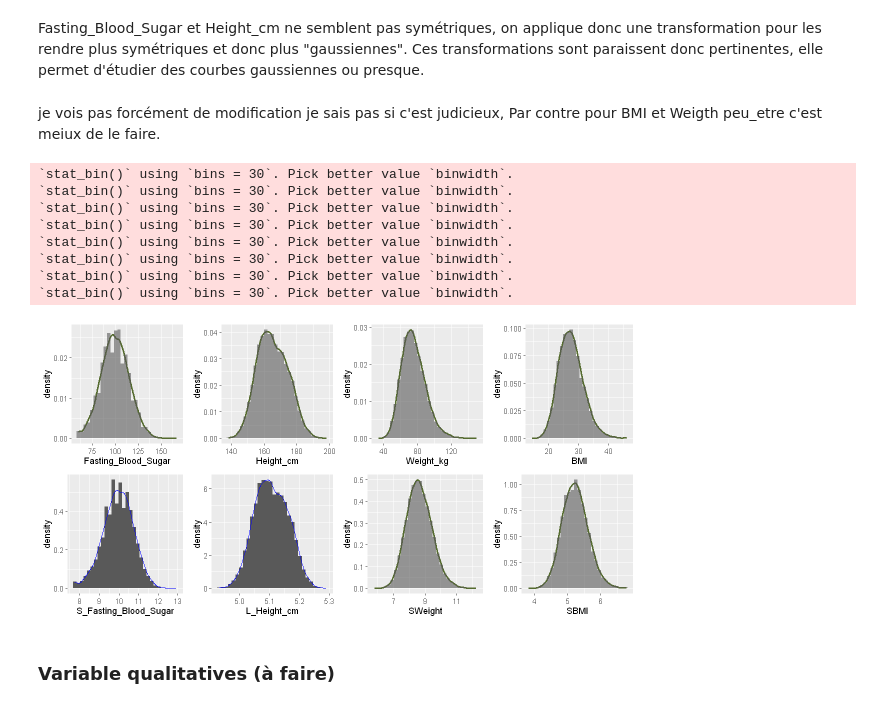
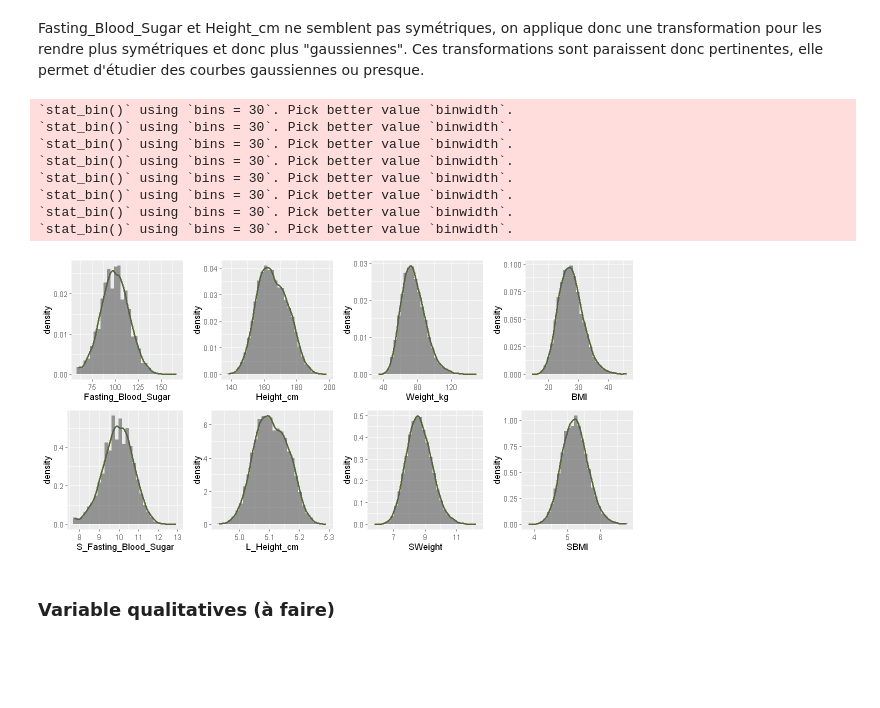
Before and after one commit to Eliott67/Projet_ML, a Jupyter notebook: notebook_R_ML.ipynb, the cells around one changed output. Drawn from its saved outputs; the diff is of its cells as text; code cells hidden in the pictures; blank space fills up the shorter version.

```diff
--- a/notebook_R_ML.ipynb
+++ b/notebook_R_ML.ipynb
@@ -127,33 +127,29 @@ grid.arrange(g1,g2,g3,g4,g5,g6,g7,g8,g9,g10,ncol=3)
 [figure]
 # %% [markdown]
 Fasting_Blood_Sugar et Height_cm ne semblent pas symétriques, on applique donc une transformation pour les rendre plus symétriques et donc plus "gaussiennes". Ces transformations sont paraissent donc pertinentes, elle permet d'étudier des courbes gaussiennes ou presque.
-# %% [markdown]
-je vois pas forcément de modification je sais pas si c'est judicieux, Par contre pour BMI et Weigth peu_etre c'est meiux de le faire.
 # %%
 #Tranformation (racine carrée) de Weight_kg et BMI pour centrer les densitées
 options(repr.plot.width = 10, repr.plot.height = 5)
 data[,"SBMI"]=sqrt(data[,"BMI"])
 data[,"SWeight"]=sqrt(data[,"Weight_kg"])
 data[, "S_Fasting_Blood_Sugar"] <- sqrt(data[, "Fasting_Blood_Sugar"])
 data[, "L_Height_cm"] <- log(data[, "Height_cm"])
 
-sg1<-ggplot(data,aes(x=S_Fasting_Blood_Sugar))+geom_histogram(aes(y=..density..))+geom_density(alpha=.2, col="blue")
-sg2<-ggplot(data,aes(x=L_Height_cm))+
-  geom_histogram(aes(y=..density..))+
-  geom_density(alpha=.2, col="blue")
+sg1<-ggplot(data,aes(x=S_Fasting_Blood_Sugar))+geom_density(linewidth=1,col="darkolivegreen") + geom_histogram(alpha=0.6,aes(y=after_stat(density)))
+sg2<-ggplot(data,aes(x=L_Height_cm))+geom_density(linewidth=1,col="darkolivegreen") + geom_histogram(alpha=0.6,aes(y=after_stat(density)))
 sg4=ggplot(data,aes(x=SBMI)) + geom_density(linewidth=1,col="darkolivegreen") + geom_histogram(alpha=0.6,aes(y=after_stat(density)))
 sg3=ggplot(data,aes(x=SWeight)) + geom_density(linewidth=1,col="darkolivegreen") + geom_histogram(alpha=0.6,aes(y=after_stat(density)))
 grid.arrange(g10,g2,g3,g4,sg1,sg2,sg3,sg4,ncol=4)
 # %% [output]
 `stat_bin()` using `bins = 30`. Pick better value `binwidth`.
 `stat_bin()` using `bins = 30`. Pick better value `binwidth`.
 `stat_bin()` using `bins = 30`. Pick better value `binwidth`.
 `stat_bin()` using `bins = 30`. Pick better value `binwidth`.
 `stat_bin()` using `bins = 30`. Pick better value `binwidth`.
 `stat_bin()` using `bins = 30`. Pick better value `binwidth`.
 `stat_bin()` using `bins = 30`. Pick better value `binwidth`.
 `stat_bin()` using `bins = 30`. Pick better value `binwidth`.
-[figure, old version]
+[figure, new version]
 # %% [markdown]
 ### Variable qualitatives (à faire)
 # %% [markdown]
```
Also changed, not shown: parts of 30 cells of this notebook.
